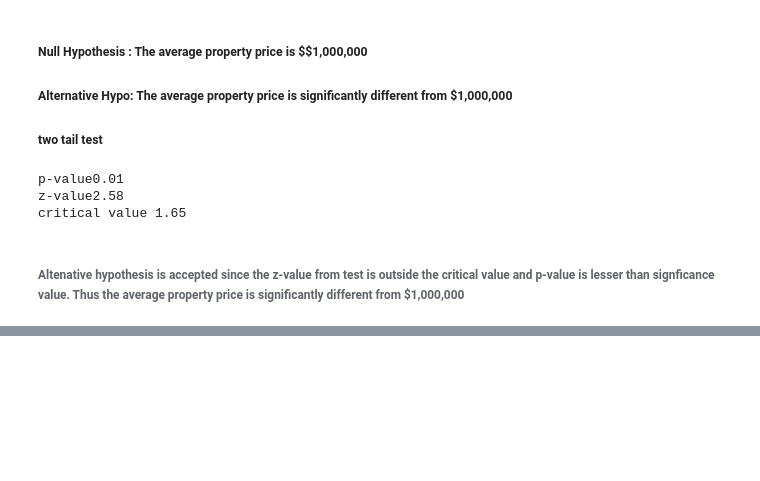
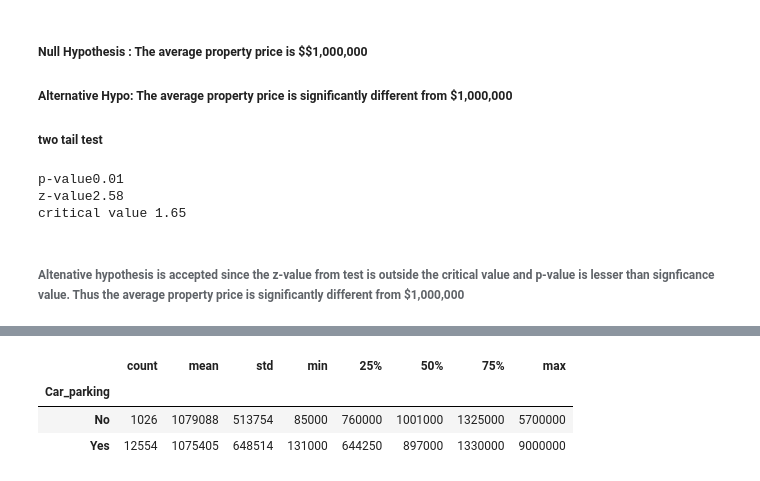
Before and after one commit to royaljin/PGDSAIML, a Jupyter notebook: Assignment 2 SDM v01.ipynb, the cells around one changed output, grey strips where cells are left out. Drawn from its saved outputs; the diff is of its cells as text; code cells hidden in the pictures; blank space fills up the shorter version.

```diff
--- a/Assignment 2 SDM v01.ipynb
+++ b/Assignment 2 SDM v01.ipynb
@@ -271,0 +278,10 @@ critical value 1.65
+# %%
+df7 = df
+df7['Car_parking'] = np.where(df7['Car'].isin([0]),'No','Yes')
+df7stat = df7.groupby('Car_parking')['Price'].describe().astype(int)
+df7stat
+# %% [output]
+|  | count | mean | std | min | 25% | 50% | 75% | max |
+| Car_parking |  |  |  |  |  |  |  |  |
+| No | 1026 | 1079088 | 513754 | 85000 | 760000 | 1001000 | 1325000 | 5700000 |
+| Yes | 12554 | 1075405 | 648514 | 131000 | 644250 | 897000 | 1330000 | 9000000 |
```
Also changed, not shown: parts of 4 cells of this notebook.
